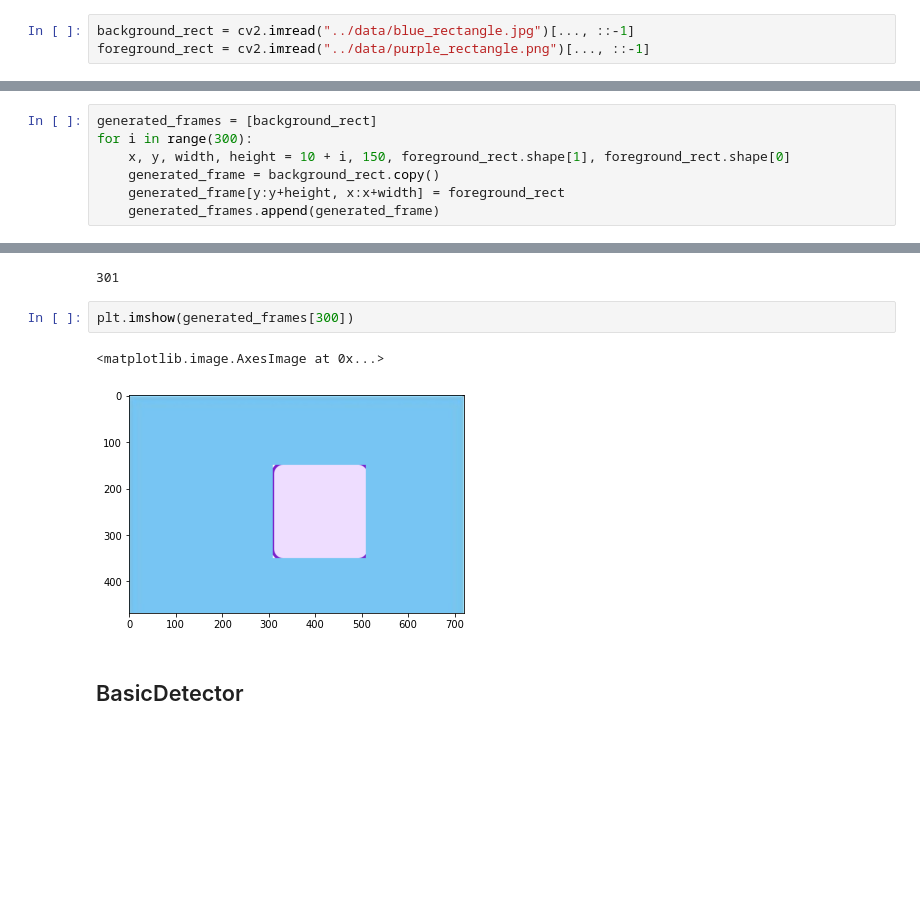
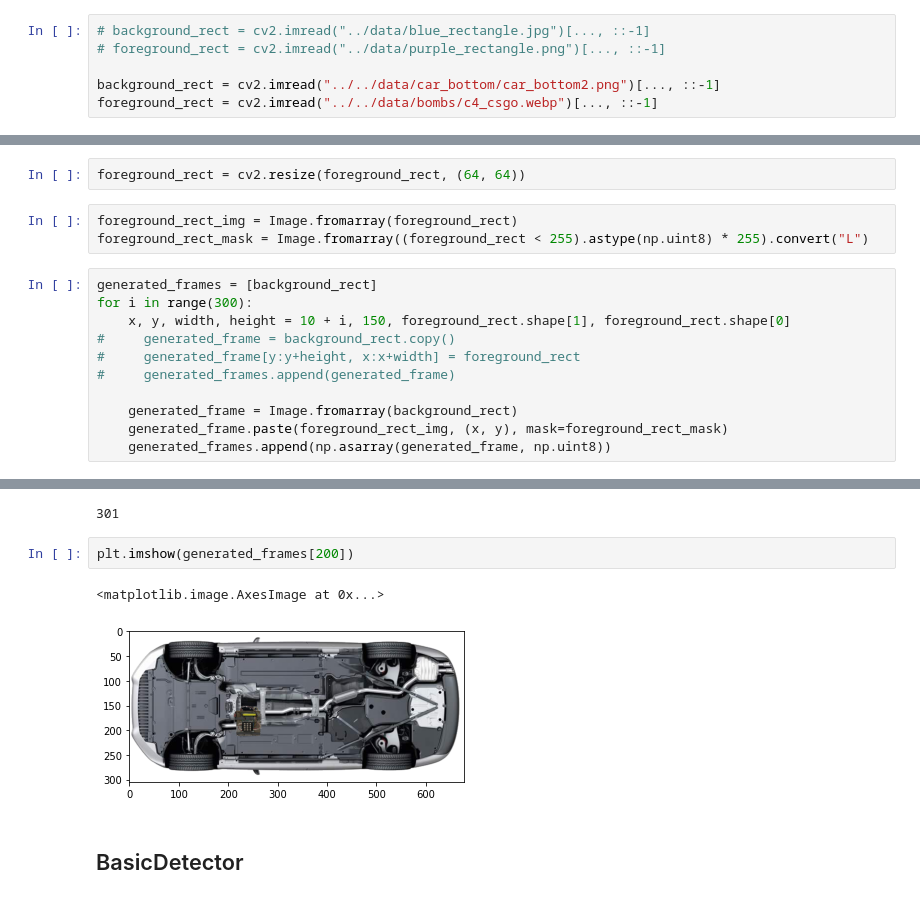
Before and after one commit to m1kol/vehicle-bomb-detection, a Jupyter notebook: notebooks/motion_detection.ipynb, the cells around one changed output, grey strips where cells are left out. Drawn from its saved outputs; the diff is of its cells as text; blank space fills up the shorter version.

```diff
--- a/notebooks/motion_detection.ipynb
+++ b/notebooks/motion_detection.ipynb
@@ -163,8 +126,11 @@ video_writer.release()
 # %% [markdown]
 # Test data generation
 # %%
-background_rect = cv2.imread("../data/blue_rectangle.jpg")[..., ::-1]
-foreground_rect = cv2.imread("../data/purple_rectangle.png")[..., ::-1]
+# background_rect = cv2.imread("../data/blue_rectangle.jpg")[..., ::-1]
+# foreground_rect = cv2.imread("../data/purple_rectangle.png")[..., ::-1]
+
+background_rect = cv2.imread("../../data/car_bottom/car_bottom2.png")[..., ::-1]
+foreground_rect = cv2.imread("../../data/bombs/c4_csgo.webp")[..., ::-1]
 # %%
 foreground_rect = foreground_rect[25:225, 25:225]
 # %%
@@ -189,19 +155,28 @@ plt.imshow(cv2.cvtColor(foreground_rect, cv2.COLOR_BGR2GRAY), cmap="gray")
+# %%
+foreground_rect = cv2.resize(foreground_rect, (64, 64))
+# %%
+foreground_rect_img = Image.fromarray(foreground_rect)
+foreground_rect_mask = Image.fromarray((foreground_rect < 255).astype(np.uint8) * 255).convert("L")
 # %%
 generated_frames = [background_rect]
 for i in range(300):
     x, y, width, height = 10 + i, 150, foreground_rect.shape[1], foreground_rect.shape[0]
-    generated_frame = background_rect.copy()
-    generated_frame[y:y+height, x:x+width] = foreground_rect
-    generated_frames.append(generated_frame)
+#     generated_frame = background_rect.copy()
+#     generated_frame[y:y+height, x:x+width] = foreground_rect
+#     generated_frames.append(generated_frame)
+
+    generated_frame = Image.fromarray(background_rect)
+    generated_frame.paste(foreground_rect_img, (x, y), mask=foreground_rect_mask)
+    generated_frames.append(np.asarray(generated_frame, np.uint8))
 # %%
 len(generated_frames)
 # %% [output]
 301
 # %%
-plt.imshow(generated_frames[300])
+plt.imshow(generated_frames[200])
 # %% [output]
 <matplotlib.image.AxesImage at 0x...>
-[figure, old version]
+[figure, new version]
 # %% [markdown]
 ## BasicDetector
 # %%
```
Also changed, not shown: parts of 47 cells of this notebook, 3 other files.
